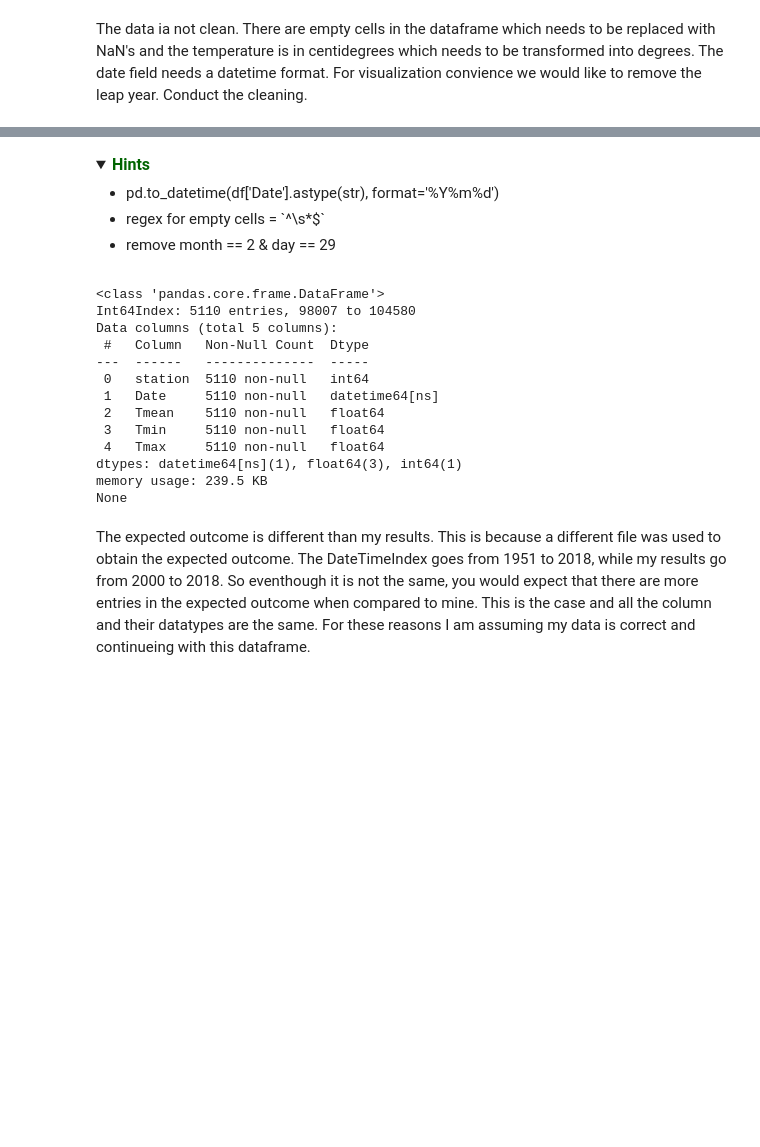
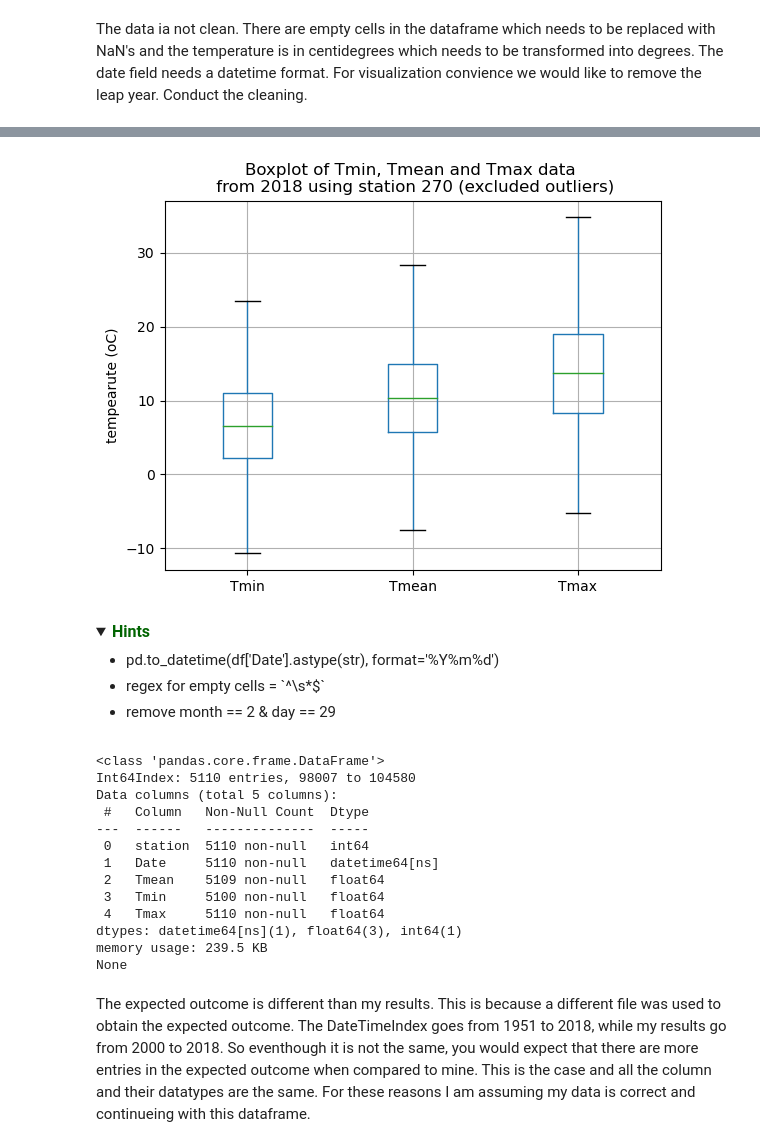
Before and after one commit to JobMaathuis/BFVM22PROG1, a Jupyter notebook: assessments/Assignment_week_04a.ipynb, the cells around one changed output, grey strips where cells are left out. Saved outputs shown, nothing was run; the diff lists cells and outputs as text; code cells hidden in the pictures; folded sections open; blank space fills up the shorter version.

```diff
--- a/assessments/Assignment_week_04a.ipynb
+++ b/assessments/Assignment_week_04a.ipynb
@@ -133,3 +148,20 @@ df = df[df.station == 270]
+# %%
+from scipy import stats
+
+# the outliers are removed using zscores which are below the threshold
+df.Tmin = df.Tmin[(np.abs(stats.zscore(df.Tmin)) < 3)]
+df.Tmean = df.Tmean[(np.abs(stats.zscore(df.Tmean)) < 3)]
+# %%
+import seaborn as sns
+import matplotlib.pyplot as plt
+
+fig = df.boxplot(column=['Tmin', 'Tmean', 'Tmax'])
+fig.set_xticklabels(['Tmin', 'Tmean', 'Tmax'])
+fig.set_ylabel('tempearute (oC)')
+fig.set_title('Boxplot of Tmin, Tmean and Tmax data \n from 2018 using station 270 (excluded outliers)')
+plt.show(fig)
+# %% [output]
+[figure, added]
 # %% [markdown]
 <details>
 <summary>
@@ -152,8 +184,8 @@ Data columns (total 5 columns):
 ---  ------   --------------  -----
  0   station  5110 non-null   int64
  1   Date     5110 non-null   datetime64[ns]
- 2   Tmean    5110 non-null   float64
- 3   Tmin     5110 non-null   float64
+ 2   Tmean    5109 non-null   float64
+ 3   Tmin     5100 non-null   float64
  4   Tmax     5110 non-null   float64
 dtypes: datetime64[ns](1), float64(3), int64(1)
 memory usage: 239.5 KB
```
Also changed, not shown: parts of 6 cells of this notebook.
